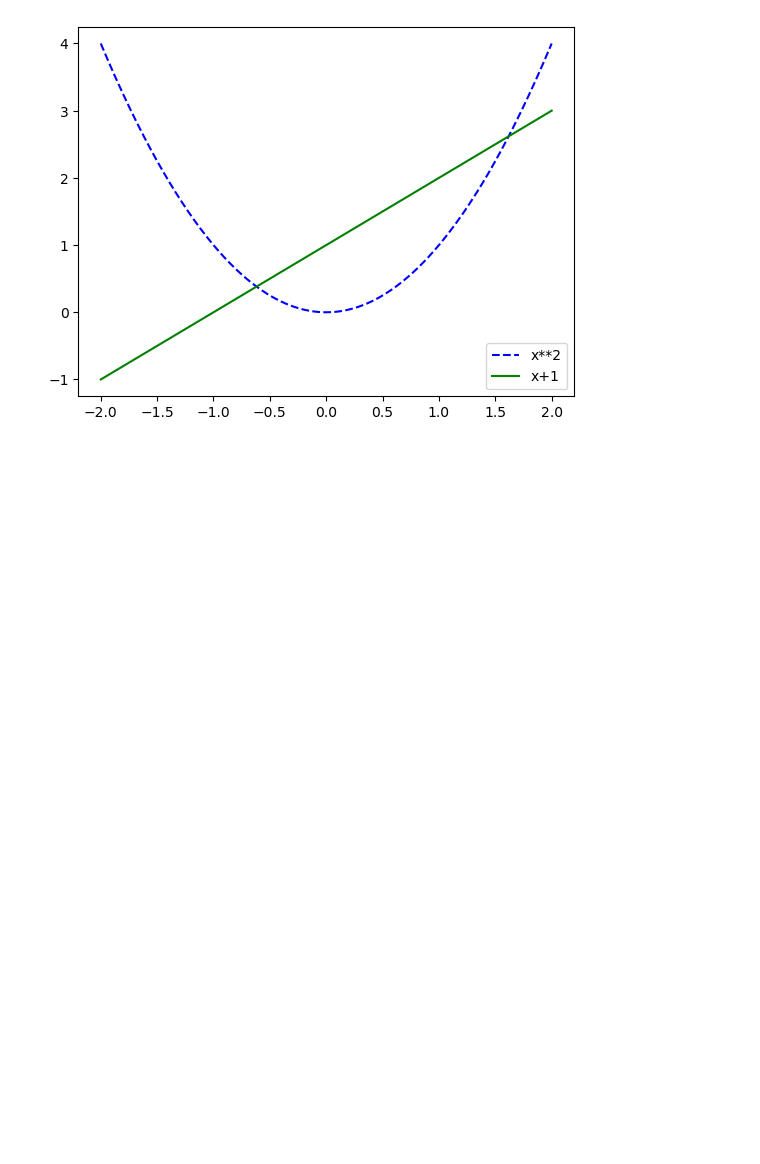
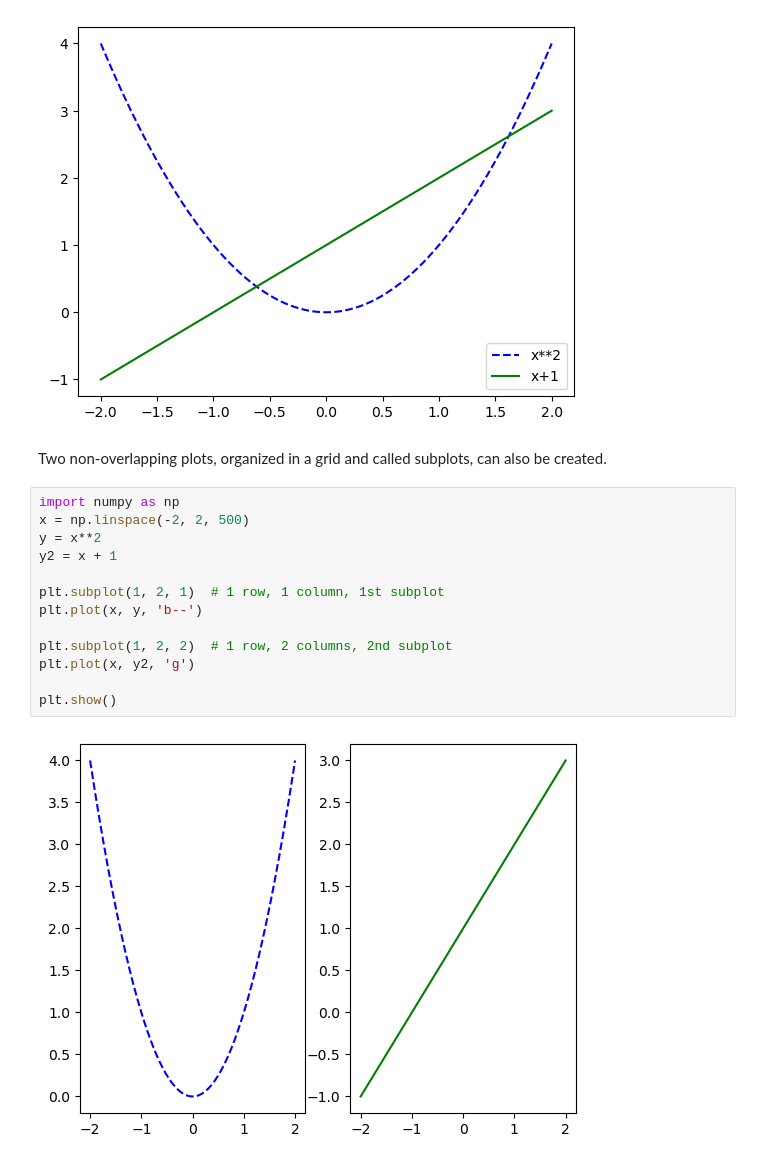
Before and after one commit to JonatanBadillo/Deep-Learning-and-AI, a Jupyter notebook: Introduction to Matplotlib/Introduction to Matplotlib.ipynb, the cells around one changed output. Saved outputs shown, nothing was run; the diff lists cells and outputs as text; blank space fills up the shorter version.

```diff
--- a/Introduction to Matplotlib/Introduction to Matplotlib.ipynb
+++ b/Introduction to Matplotlib/Introduction to Matplotlib.ipynb
@@ -96,3 +96,20 @@ plt.legend(loc="best")  # Places it in the best location
 plt.show()
 # %% [output]
 [figure]
+# %% [markdown]
+Two non-overlapping plots, organized in a grid and called subplots, can also be created.
+# %%
+import numpy as np
+x = np.linspace(-2, 2, 500)
+y = x**2
+y2 = x + 1
+
+plt.subplot(1, 2, 1)  # 1 row, 1 column, 1st subplot
+plt.plot(x, y, 'b--')
+
+plt.subplot(1, 2, 2)  # 1 row, 2 columns, 2nd subplot
+plt.plot(x, y2, 'g')
+
+plt.show()
+# %% [output]
+[figure, added]
```
Also changed, not shown: parts of 2 cells of this notebook.
